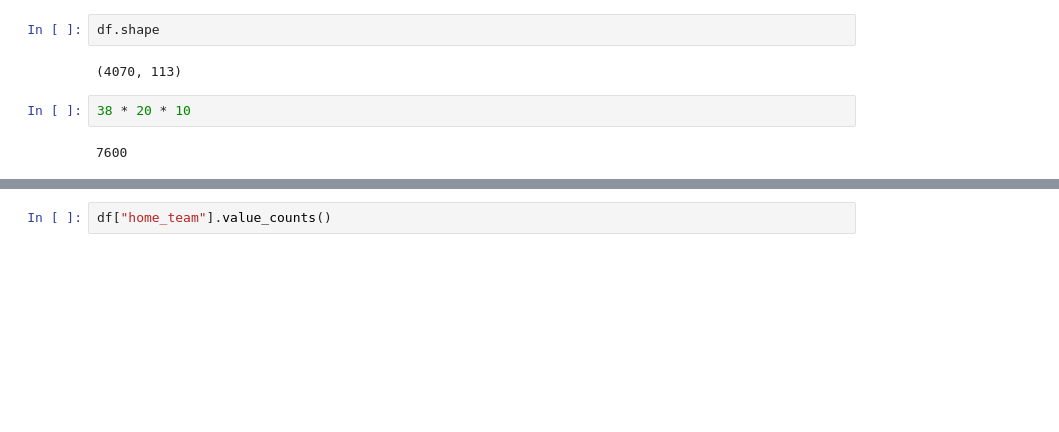
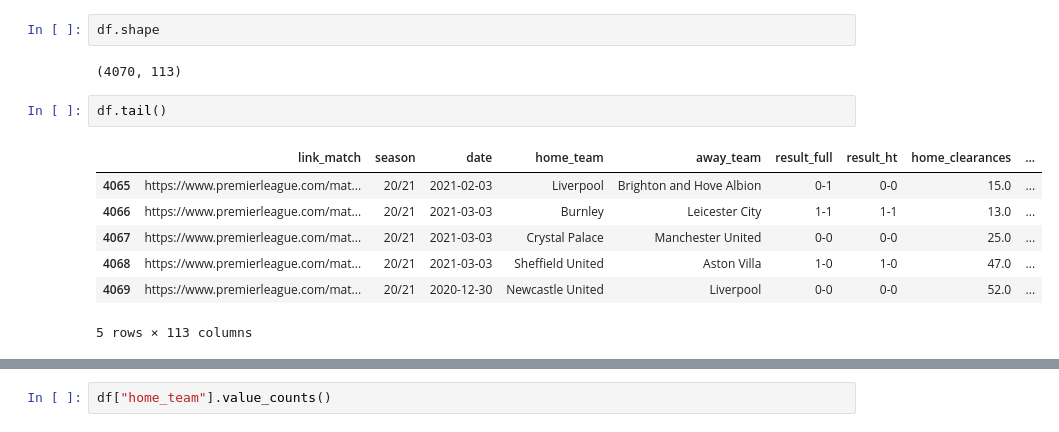
Before and after one commit to kakarot130799/footballprediction, a Jupyter notebook: src/main.ipynb, the cells around one changed output, grey strips where cells are left out. Saved outputs shown, nothing was run; the diff lists cells and outputs as text; blank space fills up the shorter version.

```diff
--- a/src/main.ipynb
+++ b/src/main.ipynb
@@ -18,6 +18,12 @@ df.shape
 # %% [output]
 (4070, 113)
 # %%
-38 * 20 * 10
+df.tail()
 # %% [output]
+|  | link_match | season | date | home_team | away_team | result_full | result_ht | home_clearances | ... |
+| 4065 | https://www.premierleague.com/mat... | 20/21 | 2021-02-03 | Liverpool | Brighton and Hove Albion | 0-1 | 0-0 | 15.0 | ... |
+| 4066 | https://www.premierleague.com/mat... | 20/21 | 2021-03-03 | Burnley | Leicester City | 1-1 | 1-1 | 13.0 | ... |
+| 4067 | https://www.premierleague.com/mat... | 20/21 | 2021-03-03 | Crystal Palace | Manchester United | 0-0 | 0-0 | 25.0 | ... |
+| 4068 | https://www.premierleague.com/mat... | 20/21 | 2021-03-03 | Sheffield United | Aston Villa | 1-0 | 1-0 | 47.0 | ... |
+| 4069 | https://www.premierleague.com/mat... | 20/21 | 2020-12-30 | Newcastle United | Liverpool | 0-0 | 0-0 | 52.0 | ... |
-7600
+5 rows × 113 columns
```
Also changed, not shown: parts of 24 cells of this notebook.
